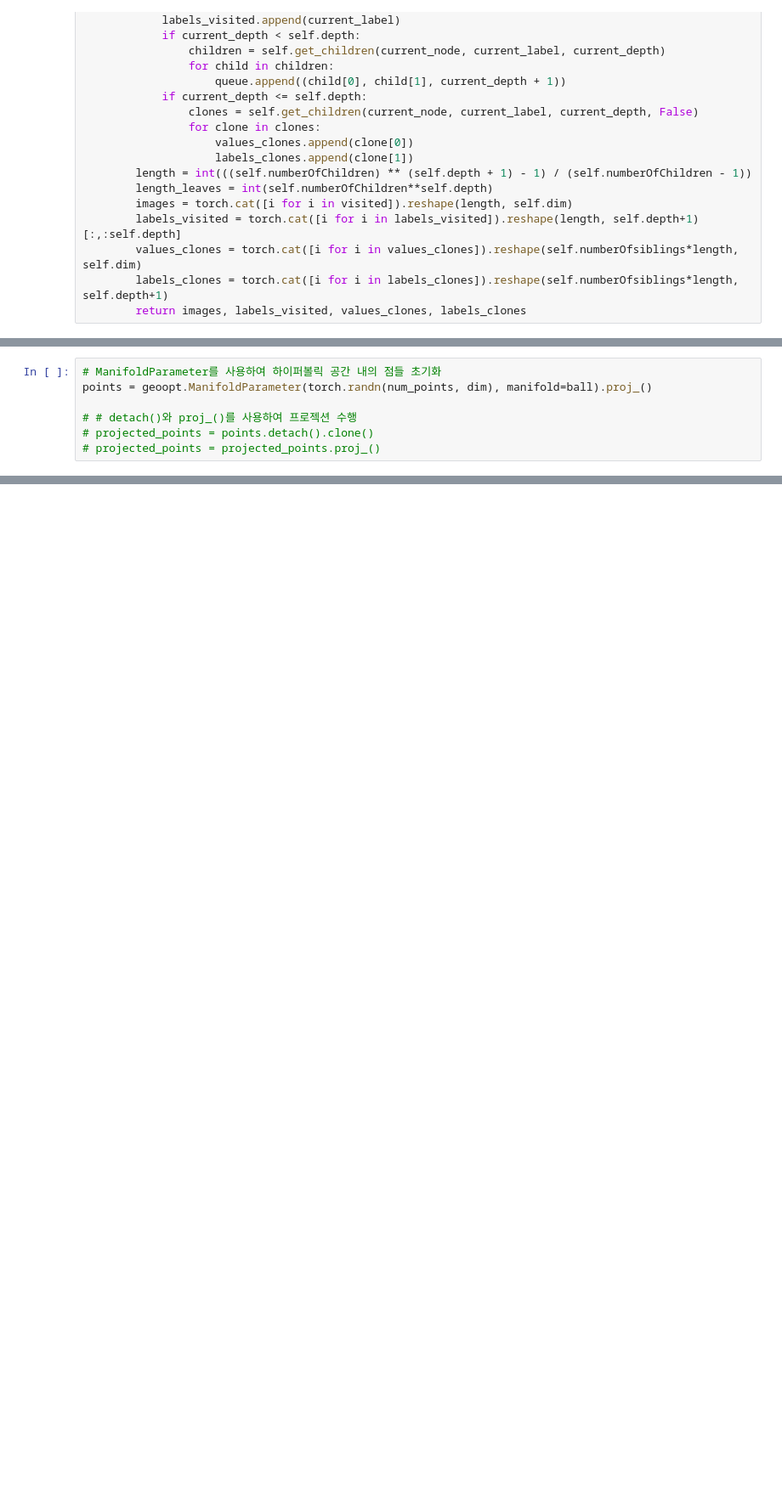
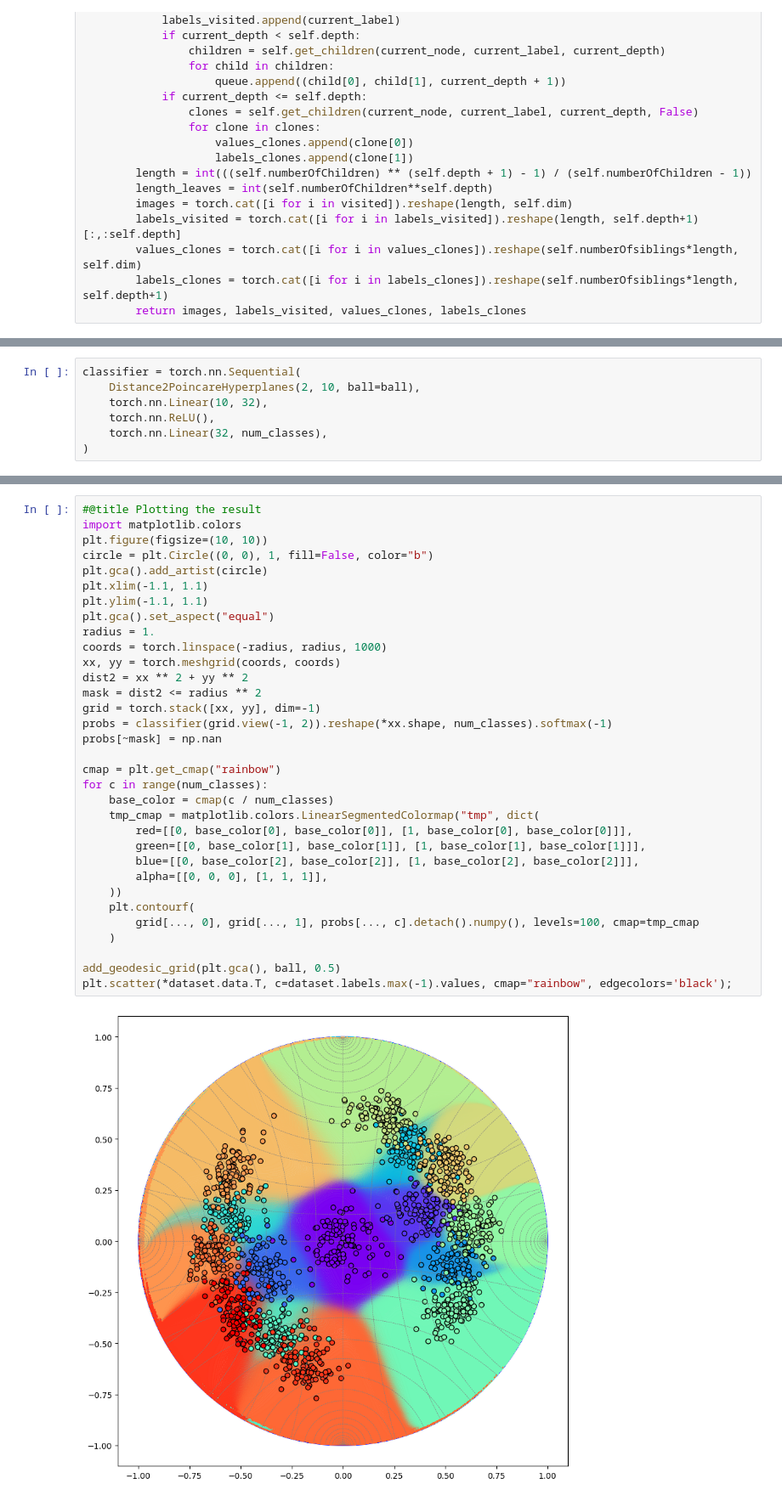
Before and after one commit to kyh980909/HyperbolicEmbedding, a Jupyter notebook: hyperbolic_embedding.ipynb, the cells around one changed output, grey strips where cells are left out. Shown at 85% size. Drawn from its saved outputs; the diff is of its cells as text; blank space fills up the shorter version.

```diff
--- a/hyperbolic_embedding.ipynb
+++ b/hyperbolic_embedding.ipynb
@@ -129,7 +121,0 @@ dim = 2  # 2차원으로 시각화하기 쉽게 설정
-# %%
-# ManifoldParameter를 사용하여 하이퍼볼릭 공간 내의 점들 초기화
-points = geoopt.ManifoldParameter(torch.randn(num_points, dim), manifold=ball).proj_()
-
-# # detach()와 proj_()를 사용하여 프로젝션 수행
-# projected_points = points.detach().clone()
-# projected_points = projected_points.proj_()
@@ -142,0 +286,7 @@ plt.show()
+# %%
+classifier = torch.nn.Sequential(
+    Distance2PoincareHyperplanes(2, 10, ball=ball),
+    torch.nn.Linear(10, 32),
+    torch.nn.ReLU(),
+    torch.nn.Linear(32, num_classes),
+)
@@ -142,0 +320,35 @@ plt.show()
+# %%
+#@title Plotting the result
+import matplotlib.colors
+plt.figure(figsize=(10, 10))
+circle = plt.Circle((0, 0), 1, fill=False, color="b")
+plt.gca().add_artist(circle)
+plt.xlim(-1.1, 1.1)
+plt.ylim(-1.1, 1.1)
+plt.gca().set_aspect("equal")
+radius = 1.
+coords = torch.linspace(-radius, radius, 1000)
+xx, yy = torch.meshgrid(coords, coords)
+dist2 = xx ** 2 + yy ** 2
+mask = dist2 <= radius ** 2
+grid = torch.stack([xx, yy], dim=-1)
+probs = classifier(grid.view(-1, 2)).reshape(*xx.shape, num_classes).softmax(-1)
+probs[~mask] = np.nan
+
+cmap = plt.get_cmap("rainbow")
+for c in range(num_classes):
+    base_color = cmap(c / num_classes)
+    tmp_cmap = matplotlib.colors.LinearSegmentedColormap("tmp", dict(
+        red=[[0, base_color[0], base_color[0]], [1, base_color[0], base_color[0]]],
+        green=[[0, base_color[1], base_color[1]], [1, base_color[1], base_color[1]]],
+        blue=[[0, base_color[2], base_color[2]], [1, base_color[2], base_color[2]]],
+        alpha=[[0, 0, 0], [1, 1, 1]],
+    ))
+    plt.contourf(
+        grid[..., 0], grid[..., 1], probs[..., c].detach().numpy(), levels=100, cmap=tmp_cmap
+    )
+
+add_geodesic_grid(plt.gca(), ball, 0.5)
+plt.scatter(*dataset.data.T, c=dataset.labels.max(-1).values, cmap="rainbow", edgecolors='black');
+# %% [output]
+[figure, added]
```
Also changed, not shown: parts of 11 cells of this notebook, 10 other files.
